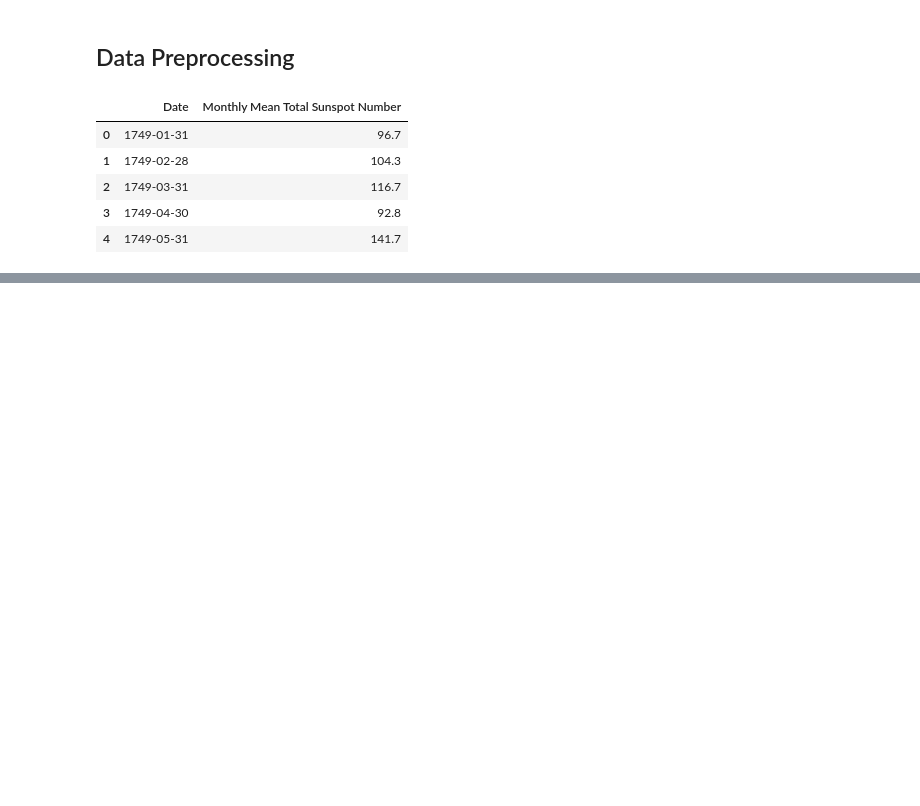
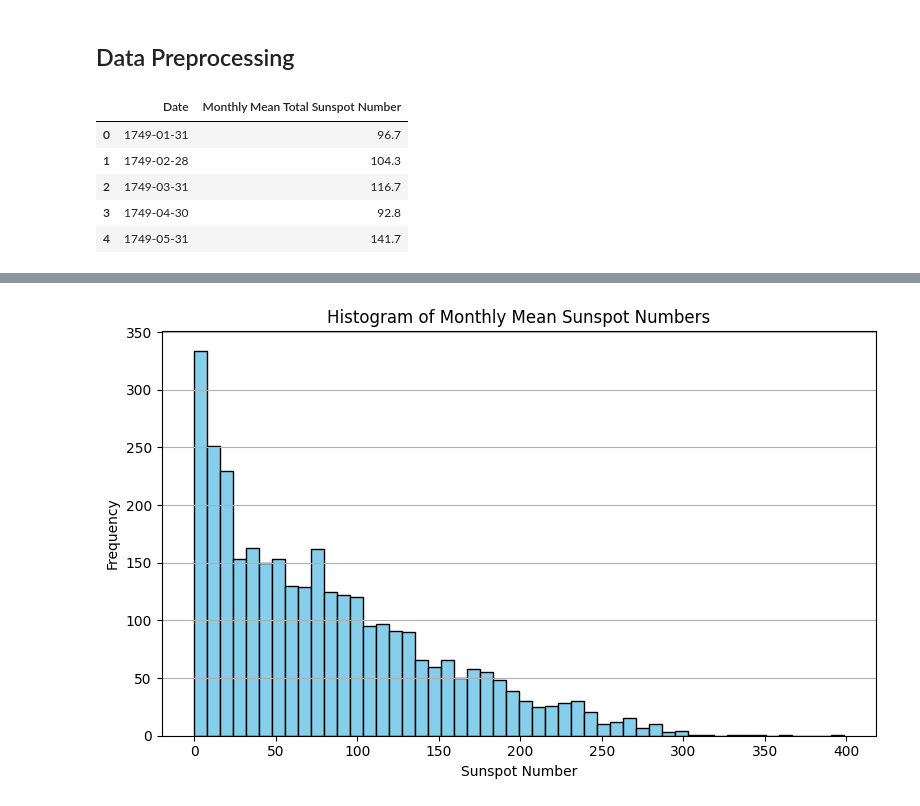
Before and after one commit to Jevgenijsposashkov/bnn_forecasting, a Jupyter notebook: bnn_notebook.ipynb, the cells around one changed output, grey strips where cells are left out. Cells and saved outputs as stored; diff of their text form; code cells hidden in the pictures; blank space fills up the shorter version.

```diff
--- a/bnn_notebook.ipynb
+++ b/bnn_notebook.ipynb
@@ -58,0 +105,12 @@ def plot_series(time, series, col = 'dodgerblue', lab = 'original', format="-",
+# %%
+# 1. Histogram of Sunspot Counts
+plt.figure(figsize=(8,5))
+plt.hist(df['Sunspots'], bins=50, color='skyblue', edgecolor='k')
+plt.title('Histogram of Monthly Mean Sunspot Numbers')
+plt.xlabel('Sunspot Number')
+plt.ylabel('Frequency')
+plt.grid(axis='y')
+plt.tight_layout()
+plt.show()
+# %% [output]
+[figure, added]
```
Also changed, not shown: parts of 17 cells of this notebook, 1 other file.
